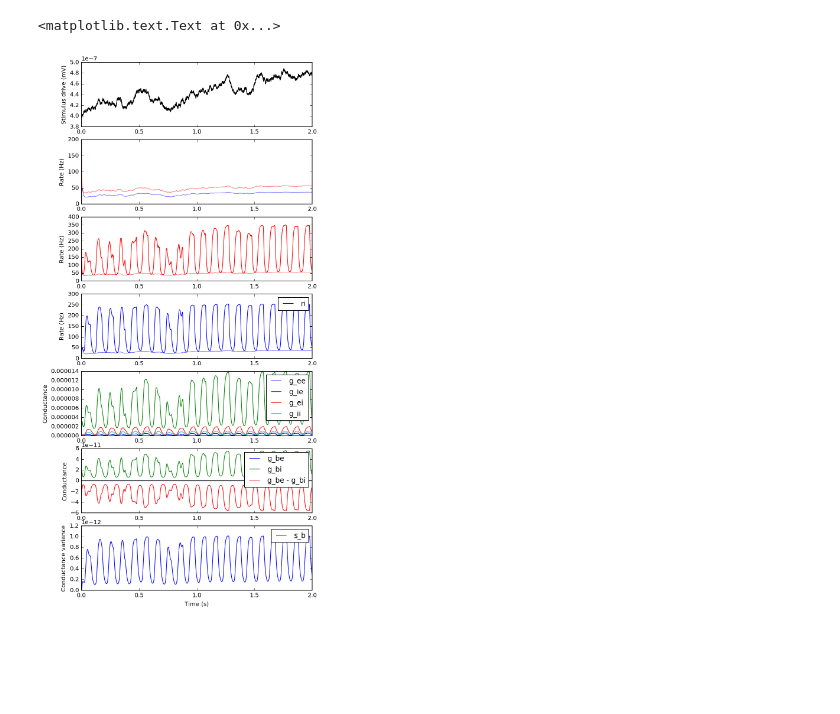
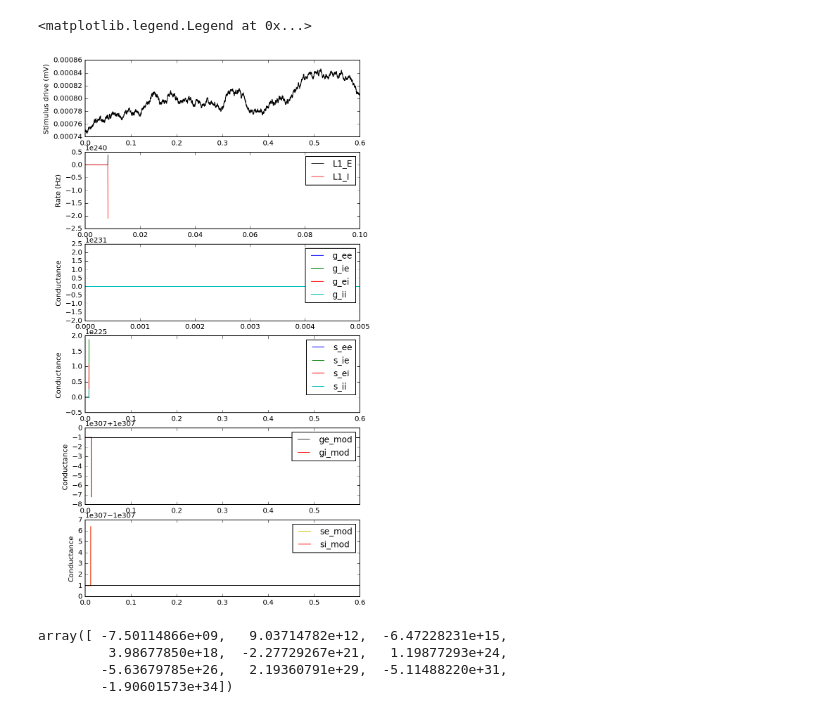
Before and after one commit to voytekresearch/pacological, a Jupyter notebook: ipynb/layers_ei.ipynb, the cells around one changed output. Cells and saved outputs as stored; diff of their text form; code cells hidden in the pictures; blank space fills up the shorter version.

```diff
--- a/ipynb/layers_ei.ipynb
+++ b/ipynb/layers_ei.ipynb
@@ -6,21 +6,18 @@ import matplotlib.pyplot as plt
 import numpy as np
 # %%
 # --
-idxs = np.load('../data/test/ys_base.npz')['idxs'].item()
-ys_base = np.load('../data/test/ys_base.npz')['ys_base']
-ys = np.load('../data/test/ys.npz')['ys']
+file_name = "../data/test/ys_f0_k0"
 
-rates_base = ys_base[:, idxs['R']]
-rates = ys[:, idxs['R']]
+idxs = np.load(file_name + ".npz")['idxs'].item()
+ys = np.load(file_name + ".npz")['ys']
+rates = np.load(file_name + ".npz")['ys'][:, idxs['R']]
+times = np.load(file_name + ".npz")['times']
 
-run_pars = np.load('../data/test/run_pars.npz')
-
-times = run_pars['times']
+run_pars = np.load("../data/test/ys_f0" + "_run_pars.npz")
 tmax = run_pars['tmax']
 stim = run_pars['stim']
 
-pars = np.load('../data/test/pars.npz')
-
+pars = np.load("../data/test/ys_f0" + "_pars.npz")
 pops = pars['pops']
 conns = pars['conns']
 codes = pars['codes'].item()
@@ -31,64 +28,68 @@ nplot = 7
 
 n = 1
 plt.subplot(nplot, 1, n)
-# stim = np.mean(ys[:, 1]) * np.asarray([Istim(t) for t in times])
 plt.plot(times, stim, label='Stimulus', color='k')
 plt.ylabel("Stimulus drive (mV)")
 
 n += 1
 plt.subplot(nplot, 1, n)
-plt.plot(times, ys_base[:, 0], color='red', alpha=0.5)
-plt.plot(times, ys_base[:, 1], color='blue', alpha=0.5)
+plt.plot(times, ys[:, 0], color='k', label="L1_E", alpha=0.8)
+plt.plot(times, ys[:, 1], color='red', label="L1_I", alpha=0.8)
 plt.xlim(0, tmax)
-plt.ylabel("Rate (Hz)")
-plt.legend()
-
-n += 1
-plt.subplot(nplot, 1, n)
-plt.plot(times, ys[:, 0], color='red')
-plt.plot(times, ys_base[:, 0], color='red', alpha=0.5)
-plt.xlim(0, tmax)
-plt.ylabel("Rate (Hz)")
-plt.legend()
-
-n += 1
-plt.subplot(nplot, 1, n)
-plt.plot(times, ys[:, 1], label='ri', color='blue')
-plt.plot(times, ys_base[:, 1], color='blue', alpha=0.5)
-plt.xlim(0, tmax)
+plt.xlim(0, 10e-2)
 plt.ylabel("Rate (Hz)")
 plt.legend()
 
 n += 1
 plt.subplot(nplot, 1, n)
 plt.plot(times, ys[:, 2], label='g_ee')
 plt.plot(times, ys[:, 3], label='g_ie')
 plt.plot(times, ys[:, 4], label='g_ei')
 plt.plot(times, ys[:, 5], label='g_ii')
+plt.xlim(0, 0.5e-2)
+plt.ylabel("Conductance")
+plt.legend()
+
+n += 1
+plt.subplot(nplot, 1, n)
+plt.plot(times, ys[:, 6], label='s_ee')
+plt.plot(times, ys[:, 7], label='s_ie')
+plt.plot(times, ys[:, 8], label='s_ei')
+plt.plot(times, ys[:, 9], label='s_ii')
 plt.xlim(0, tmax)
 plt.ylabel("Conductance")
 plt.legend()
 
 n += 1
+# join background process
+ge_mod = ys[:, 10] + ys[:, 14]
+gi_mod = ys[:, 11] + ys[:, 15]
 plt.subplot(nplot, 1, n)
-plt.plot(times, ys[:, 6], label='g_be')
-plt.plot(times, ys[:, 7], label='g_bi')
-plt.plot(times, ys[:, 6] - ys[:, 7], label='g_be - g_bi')
+plt.plot(times, ge_mod, label='ge_mod', color='k', alpha=0.8)
+plt.plot(times, gi_mod, label='gi_mod', color='red', alpha=0.8)
 plt.xlim(0, tmax)
 plt.axhline(0, color='k')
 plt.ylabel("Conductance")
 plt.legend()
 
 n += 1
+# join background process
+ge_mod = ys[:, 12] + ys[:, 16]
+gi_mod = ys[:, 13] + ys[:, 17]
 plt.subplot(nplot, 1, n)
-Sb = ys[:, 8] + ys[:, 9]
-plt.plot(times, Sb, label='s_b')
+plt.plot(times, ge_mod, label='se_mod', color='y', alpha=0.8)
+plt.plot(times, gi_mod, label='si_mod', color='red', alpha=0.8)
 plt.xlim(0, tmax)
 plt.axhline(0, color='k')
-plt.ylabel("Conductance variance")
+plt.ylabel("Conductance")
 plt.legend()
-
-plt.xlabel("Time (s)")
 # %% [output]
-<matplotlib.text.Text at 0x...>
+<matplotlib.legend.Legend at 0x...>
-[figure, old version]
+[figure, new version]
+# %%
+ys[:,1][:10]
+# %% [output]
+array([ -7.50114866e+09,   9.03714782e+12,  -6.47228231e+15,
+         3.98677850e+18,  -2.27729267e+21,   1.19877293e+24,
+        -5.63679785e+26,   2.19360791e+29,  -5.11488220e+31,
+        -1.90601573e+34])
```
Also changed, not shown: 8 other files.
